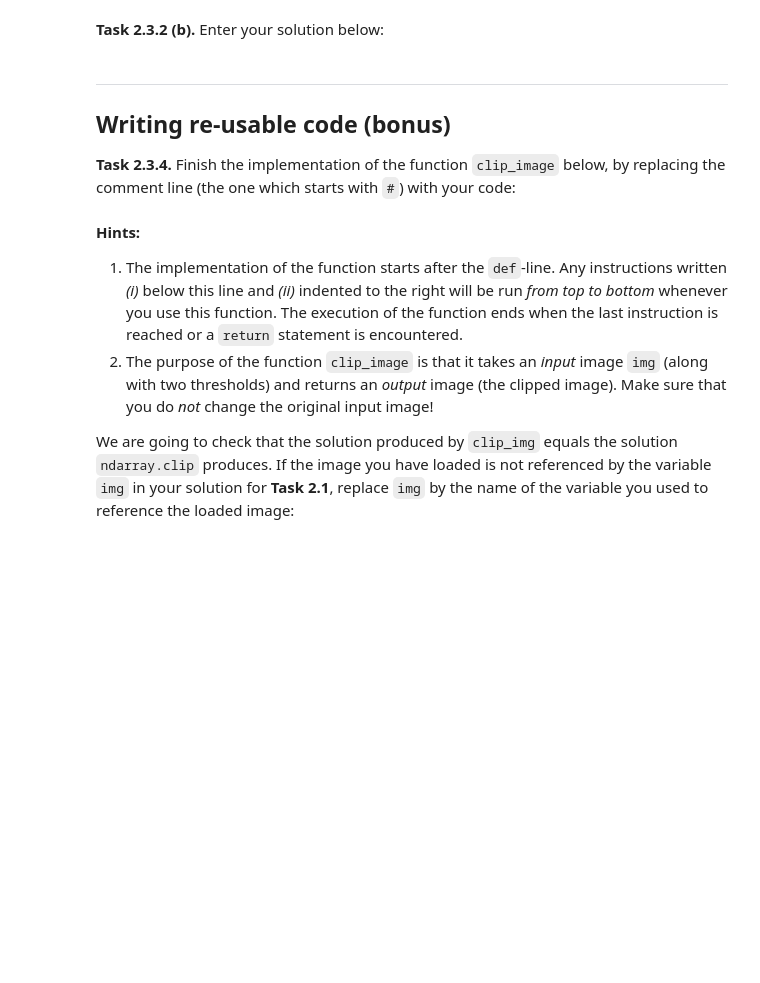
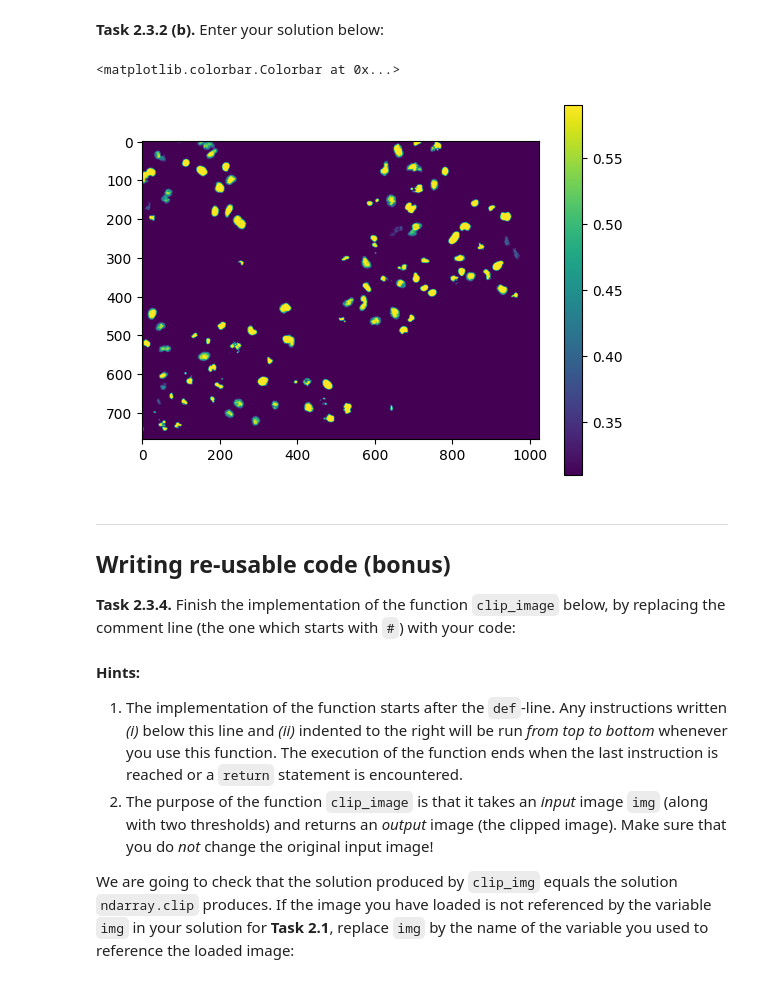
Before and after one commit to TomStraube/mobi-fs3-python, a Jupyter notebook: task2.ipynb, the cells around one changed output. Drawn from its saved outputs; the diff is of its cells as text; code cells hidden in the pictures; blank space fills up the shorter version.

```diff
--- a/task2.ipynb
+++ b/task2.ipynb
@@ -71,5 +76,18 @@ plt.imshow(img)
 # %% [markdown]
 **<a id="#">Task 2.3.2 (b).</a>** Enter your solution below:
+# %%
+for i in numpy.ndindex(img.shape):
+    if img[i[0],i[1]] > T2:
+        img[i[0],i[1]] = T2
+    elif img[i[0],i[1]] < T1:
+        img[i[0],i[1]] = T1
+    else:
+        img[i[0],i[1]] = img[i[0],i[1]]
+plt.imshow(img)
+plt.colorbar()
+# %% [output]
+<matplotlib.colorbar.Colorbar at 0x...>
+[figure, added]
 # %% [markdown]
 ---
 
```
Also changed, not shown: parts of 4 cells of this notebook, 1 other file.
